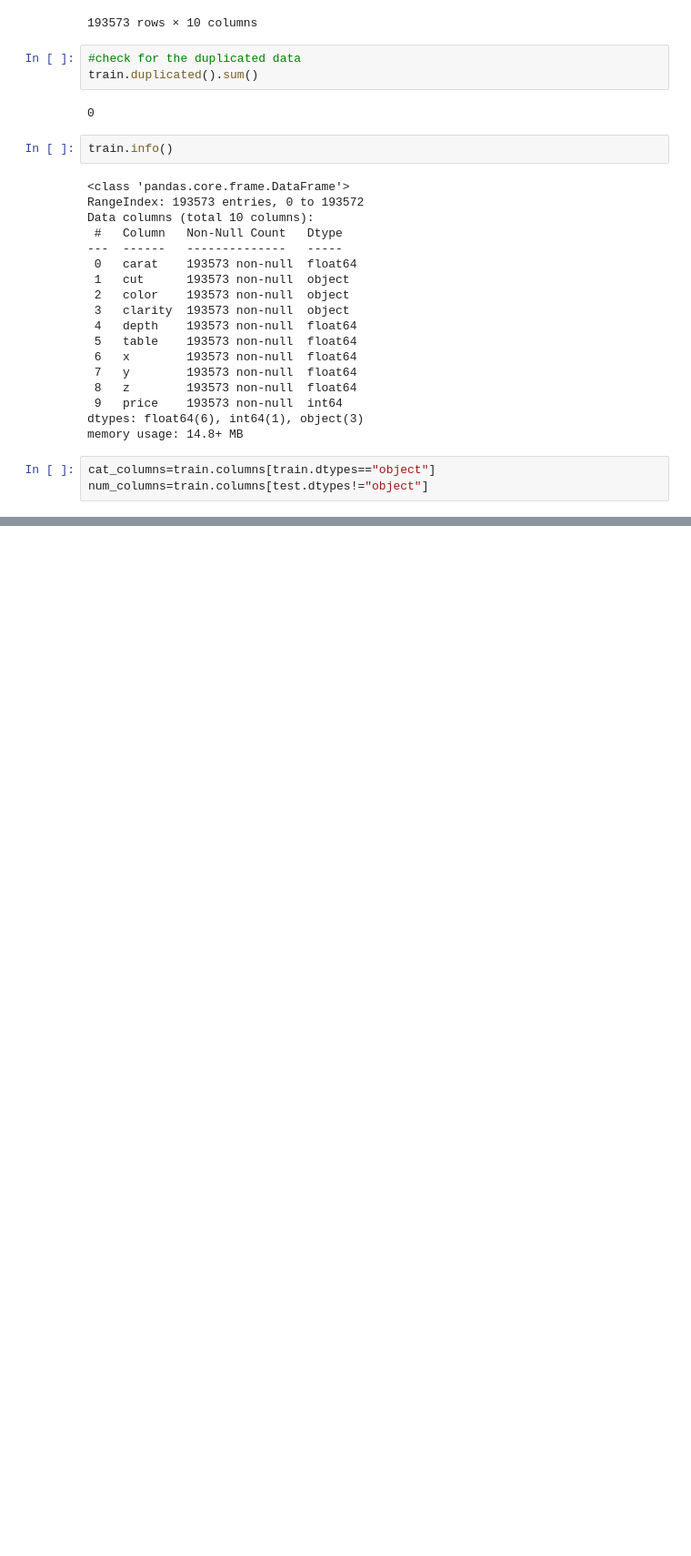
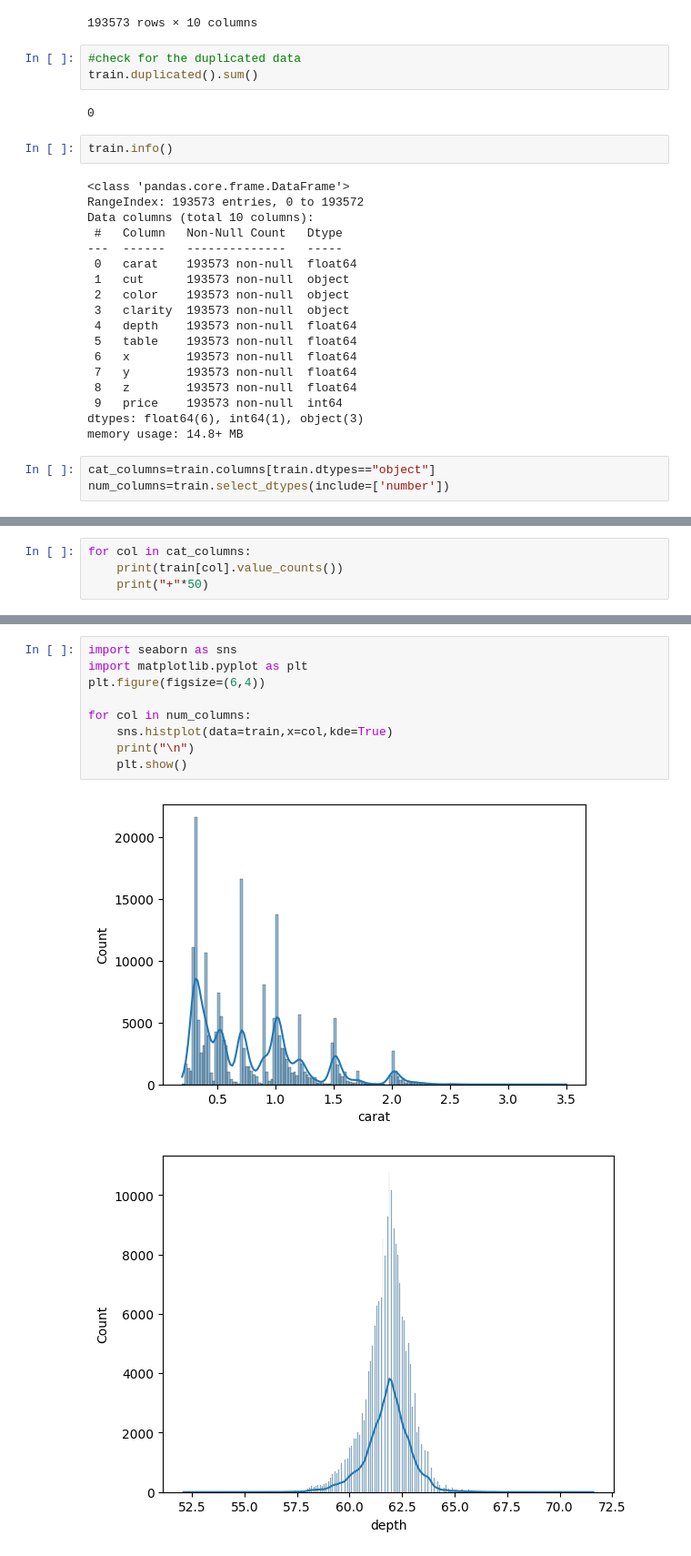
Before and after one commit to nikhilshinde08/End-to-End-Diamond-Prediction, a Jupyter notebook: experiments/experiments.ipynb, the cells around one changed output, grey strips where cells are left out. Shown at 91% size. Cells and saved outputs as stored; diff of their text form; blank space fills up the shorter version.

```diff
--- a/experiments/experiments.ipynb
+++ b/experiments/experiments.ipynb
@@ -123,7 +123,7 @@ dtypes: float64(6), int64(1), object(3)
 memory usage: 14.8+ MB
 # %%
 cat_columns=train.columns[train.dtypes=="object"]
-num_columns=train.columns[test.dtypes!="object"]
+num_columns=train.select_dtypes(include=['number'])
 # %%
 num_columns
 # %% [output]
@@ -130,0 +170,4 @@ Index(['carat', 'cut', 'table', 'x', 'y', 'z', 'price'], dtype='object')
+# %%
+for col in cat_columns:
+    print(train[col].value_counts())
+    print("+"*50)
@@ -130,0 +192,12 @@ Index(['carat', 'cut', 'table', 'x', 'y', 'z', 'price'], dtype='object')
+# %%
+import seaborn as sns
+import matplotlib.pyplot as plt
+plt.figure(figsize=(6,4))
+
+for col in num_columns:
+    sns.histplot(data=train,x=col,kde=True)
+    print("\n")
+    plt.show()
+# %% [output]
+[figure, added]
+[figure, added]
```
Also changed, not shown: parts of 53 cells of this notebook.
